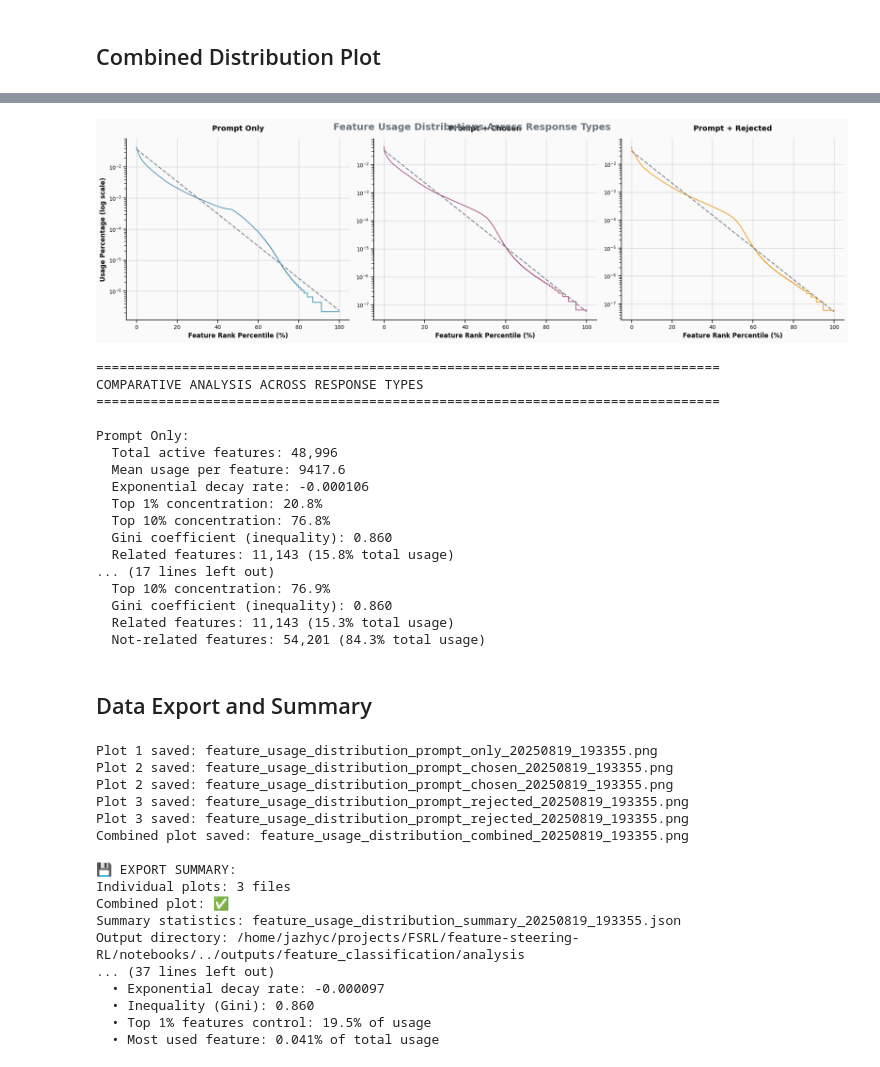
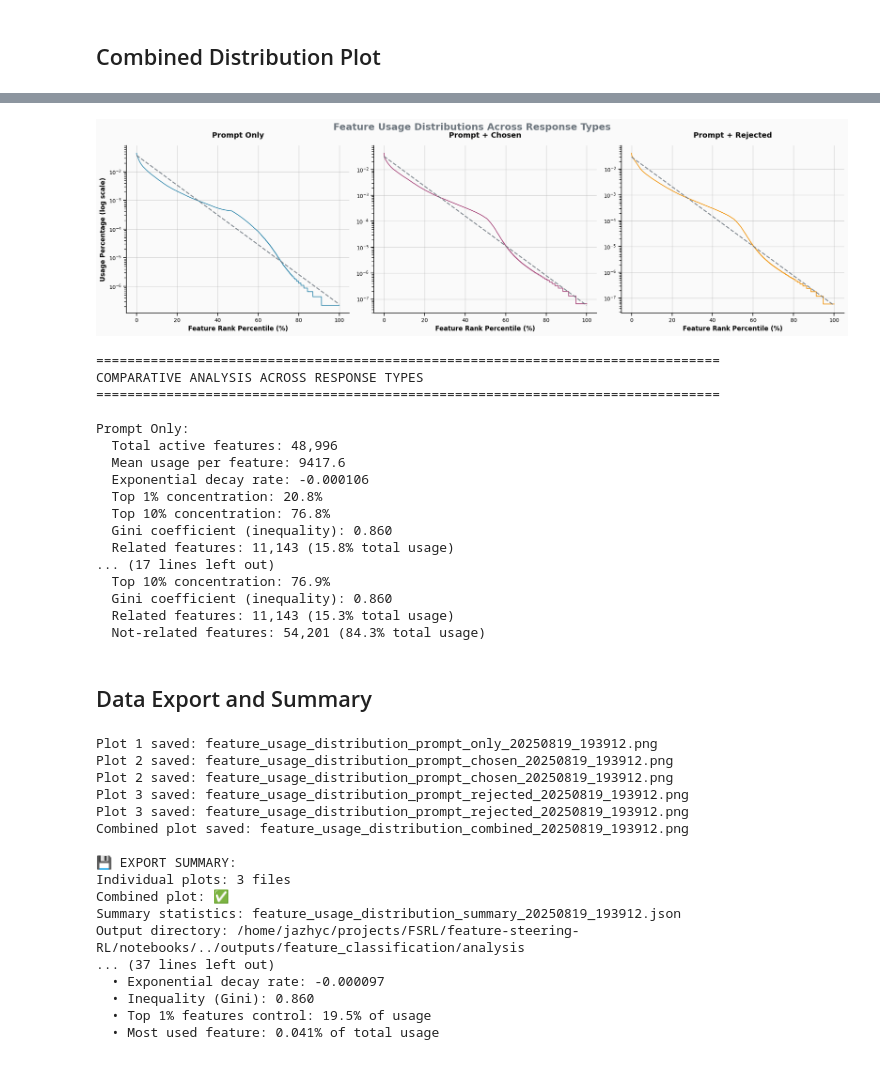
Before and after one commit to Jazhyc/feature-steering-RL, a Jupyter notebook: notebooks/feature_usage_distribution.ipynb, the cells around one changed output, grey strips where cells are left out. Saved outputs shown, nothing was run; the diff lists cells and outputs as text; code cells hidden in the pictures.

```diff
--- a/notebooks/feature_usage_distribution.ipynb
+++ b/notebooks/feature_usage_distribution.ipynb
@@ -390,6 +390,7 @@ def create_combined_distribution_plot(usage_data_dict):
             ax.tick_params(axis='both', which='minor', labelsize=8, width=1.0, length=4)
 
     plt.tight_layout()
+    plt.subplots_adjust(top=0.85)  # Add space at top for main title
     return fig
 
 print("Advanced plotting functions defined!")
@@ -570,0 +1061,20 @@ Top 1000 features classification breakdown:
+# %%
+# Test the FIXED Alignment Classification Combined Plot
+if alignment_usage_data and len(alignment_usage_data) >= 2:
+    print("\n" + "="*60)
+    print("CREATING FIXED ALIGNMENT CLASSIFICATION COMBINED PLOT")
+    print("="*60)
+
+    fig_alignment_fixed = create_classification_combined_plot_fixed(
+        alignment_usage_data,
+        task_name='Alignment',
+        classification_filter='both'
+    )
+
+    plt.suptitle('Alignment Steering: Feature Usage by Classification (Global Ranking Preserved)',
+                fontsize=16, fontweight='bold', y=0.94, color=colors['neutral'])
+    plt.show()
+
+    print("✅ Fixed alignment classification plot created successfully!")
+else:
+    print("⚠️  Need at least 2 response types for alignment classification analysis")
@@ -570,0 +1087,20 @@ Top 1000 features classification breakdown:
+# %%
+# Test the FIXED Style Classification Combined Plot
+if style_usage_data and len(style_usage_data) >= 2:
+    print("\n" + "="*60)
+    print("CREATING FIXED STYLE CLASSIFICATION COMBINED PLOT")
+    print("="*60)
+
+    fig_style_fixed = create_classification_combined_plot_fixed(
+        style_usage_data,
+        task_name='Style',
+        classification_filter='both'
+    )
+
+    plt.suptitle('Style Steering: Feature Usage by Classification (Global Ranking Preserved)',
+                fontsize=16, fontweight='bold', y=0.94, color=colors['neutral'])
+    plt.show()
+
+    print("✅ Fixed style classification plot created successfully!")
+else:
+    print("⚠️  Need at least 2 response types for style classification analysis")
@@ -573,7 +1213,7 @@ Top 1000 features classification breakdown:
 if len(usage_data) >= 2:
     fig_combined = create_combined_distribution_plot(usage_data)
     plt.suptitle('Feature Usage Distributions Across Response Types',
-                fontsize=18, fontweight='bold', y=0.98, color=colors['neutral'])
+                fontsize=18, fontweight='bold', y=0.95, color=colors['neutral'])
     plt.show()
 
     # Comparative analysis
@@ -598,34 +1238,34 @@ if len(usage_data) >= 2:
             slope, intercept = np.polyfit(x_trend, log_y, 1)
         else:
             slope = np.nan
 
         print(f"\n{format_response_label(response_type)}:")
         print(f"  Total active features: {summary['active_features']:,}")
         print(f"  Mean usage per feature: {summary['mean_usage_per_active_feature']:.1f}")
         print(f"  Exponential decay rate: {slope:.6f}")
         print(f"  Top 1% concentration: {usage_df.head(int(0.01 * len(usage_df)))['usage_percentage'].sum():.1f}%")
         print(f"  Top 10% concentration: {usage_df.head(int(0.10 * len(usage_df)))['usage_percentage'].sum():.1f}%")
 
         # Gini coefficient calculation for inequality measure
         sorted_usage = np.sort(usage_df['usage_percentage'])
         n = len(sorted_usage)
         gini = (2 * np.sum(np.arange(1, n + 1) * sorted_usage)) / (n * np.sum(sorted_usage)) - (n + 1) / n
         print(f"  Gini coefficient (inequality): {gini:.3f}")
 
         # Related vs not-related feature analysis
         if 'classification' in usage_df.columns:
             related_features = usage_df[usage_df['classification'] == 'related']
             not_related_features = usage_df[usage_df['classification'] == 'not-related']
 
             related_usage = related_features['usage_percentage'].sum()
             not_related_usage = not_related_features['usage_percentage'].sum()
 
             print(f"  Related features: {len(related_features):,} ({related_usage:.1f}% total usage)")
             print(f"  Not-related features: {len(not_related_features):,} ({not_related_usage:.1f}% total usage)")
 else:
     print("⚠️  Need at least 2 response types for combined analysis")
 # %% [output]
-[figure, old version]
+[figure, new version]
 ================================================================================
 COMPARATIVE ANALYSIS ACROSS RESPONSE TYPES
 ================================================================================
@@ -675,7 +1315,7 @@ if usage_data:
     if len(usage_data) >= 2:
         fig_combined = create_combined_distribution_plot(usage_data)
         plt.suptitle('Feature Usage Distributions Across Response Types',
-                    fontsize=18, fontweight='bold', y=0.98)
+                    fontsize=18, fontweight='bold', y=0.95)
 
         combined_filename = output_dir / f'feature_usage_distribution_combined_{timestamp}.png'
         fig_combined.savefig(combined_filename, dpi=300, bbox_inches='tight',
@@ -749,17 +1389,17 @@ if usage_data:
 else:
     print("⚠️  No data available for export")
 # %% [output]
-Plot 1 saved: feature_usage_distribution_prompt_only_20250819_193355.png
-Plot 2 saved: feature_usage_distribution_prompt_chosen_20250819_193355.png
-Plot 2 saved: feature_usage_distribution_prompt_chosen_20250819_193355.png
-Plot 3 saved: feature_usage_distribution_prompt_rejected_20250819_193355.png
-Plot 3 saved: feature_usage_distribution_prompt_rejected_20250819_193355.png
-Combined plot saved: feature_usage_distribution_combined_20250819_193355.png
+Plot 1 saved: feature_usage_distribution_prompt_only_20250819_193912.png
+Plot 2 saved: feature_usage_distribution_prompt_chosen_20250819_193912.png
+Plot 2 saved: feature_usage_distribution_prompt_chosen_20250819_193912.png
+Plot 3 saved: feature_usage_distribution_prompt_rejected_20250819_193912.png
+Plot 3 saved: feature_usage_distribution_prompt_rejected_20250819_193912.png
+Combined plot saved: feature_usage_distribution_combined_20250819_193912.png
 
 💾 EXPORT SUMMARY:
 Individual plots: 3 files
 Combined plot: ✅
-Summary statistics: feature_usage_distribution_summary_20250819_193355.json
+Summary statistics: feature_usage_distribution_summary_20250819_193912.json
 Output directory: /home/jazhyc/projects/FSRL/feature-steering-RL/notebooks/../outputs/feature_classification/analysis
 ... (37 lines left out)
   • Exponential decay rate: -0.000097
```
Also changed, not shown: parts of 12 cells of this notebook, 1 other file.
